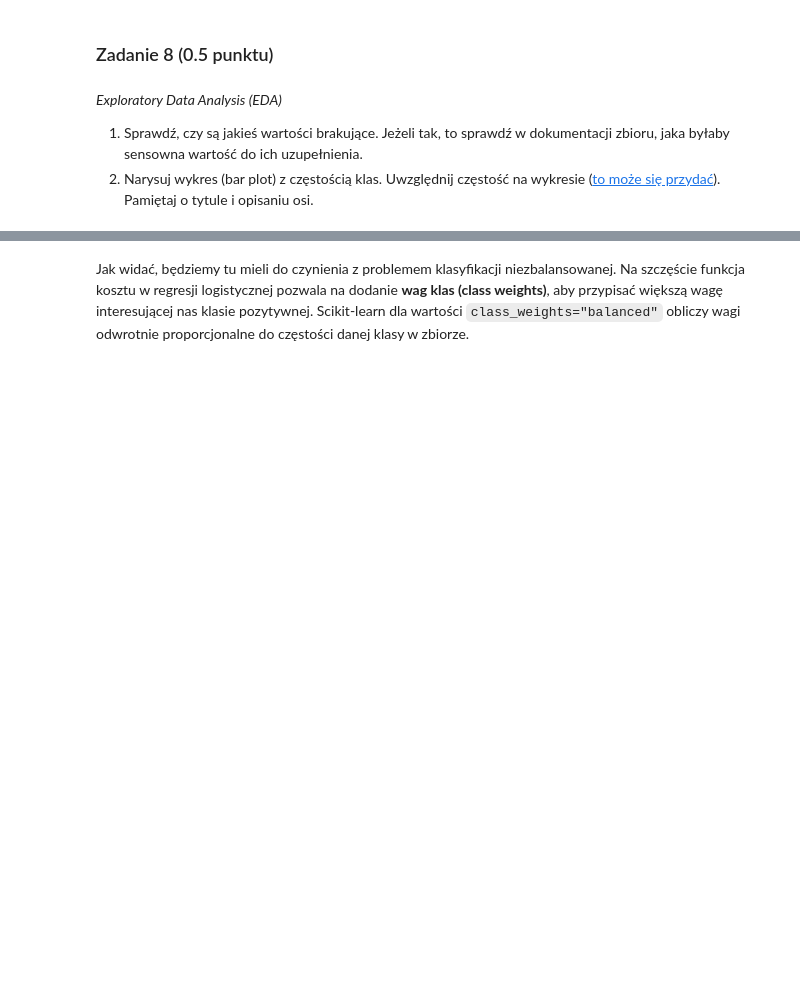
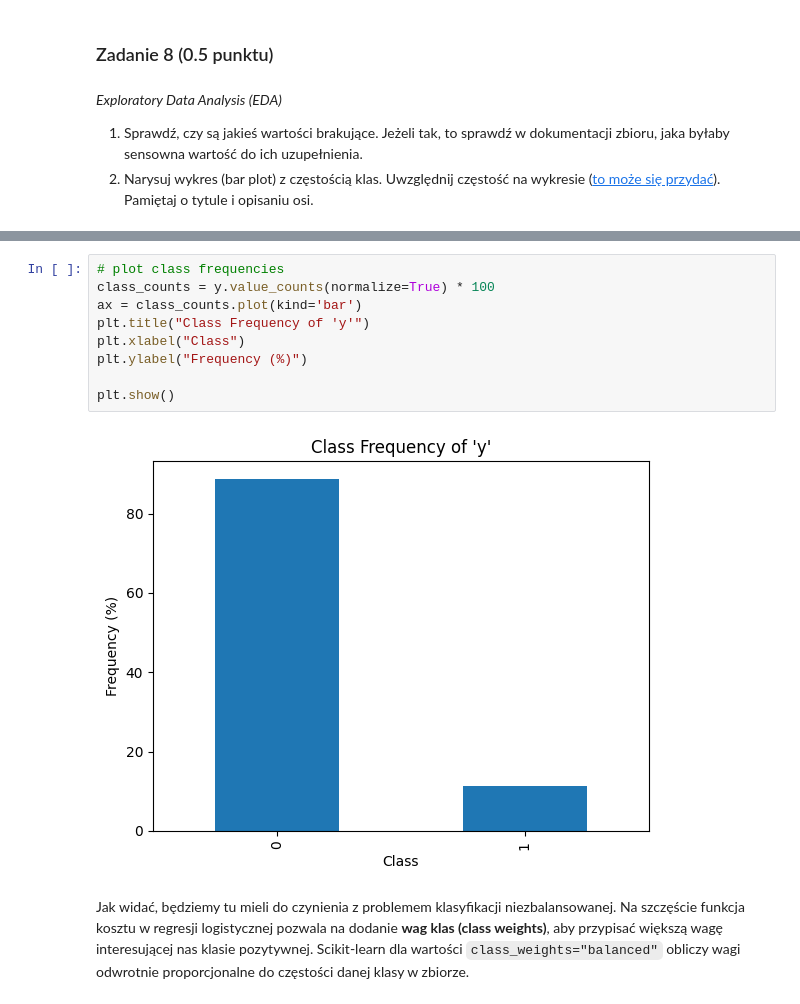
Before and after one commit to mateunow/sztuczna-inteligencja, a Jupyter notebook: lab1/lab_1.ipynb, the cells around one changed output, grey strips where cells are left out. Saved outputs shown, nothing was run; the diff lists cells and outputs as text; blank space fills up the shorter version.

```diff
--- a/lab1/lab_1.ipynb
+++ b/lab1/lab_1.ipynb
@@ -1171,3 +1261,14 @@ y = y.astype({"y": np.int64})
+# %%
+# plot class frequencies
+class_counts = y.value_counts(normalize=True) * 100
+ax = class_counts.plot(kind='bar')
+plt.title("Class Frequency of 'y'")
+plt.xlabel("Class")
+plt.ylabel("Frequency (%)")
+
+plt.show()
+# %% [output]
+[figure, added]
 # %% [markdown]
 Jak widać, będziemy tu mieli do czynienia z problemem klasyfikacji niezbalansowanej. Na szczęście funkcja kosztu w regresji logistycznej pozwala na dodanie **wag klas (class weights)**, aby przypisać większą wagę interesującej nas klasie pozytywnej. Scikit-learn dla wartości `class_weights="balanced"` obliczy wagi odwrotnie proporcjonalne do częstości danej klasy w zbiorze.
 # %% [markdown]
```
Also changed, not shown: parts of 25 cells of this notebook.
